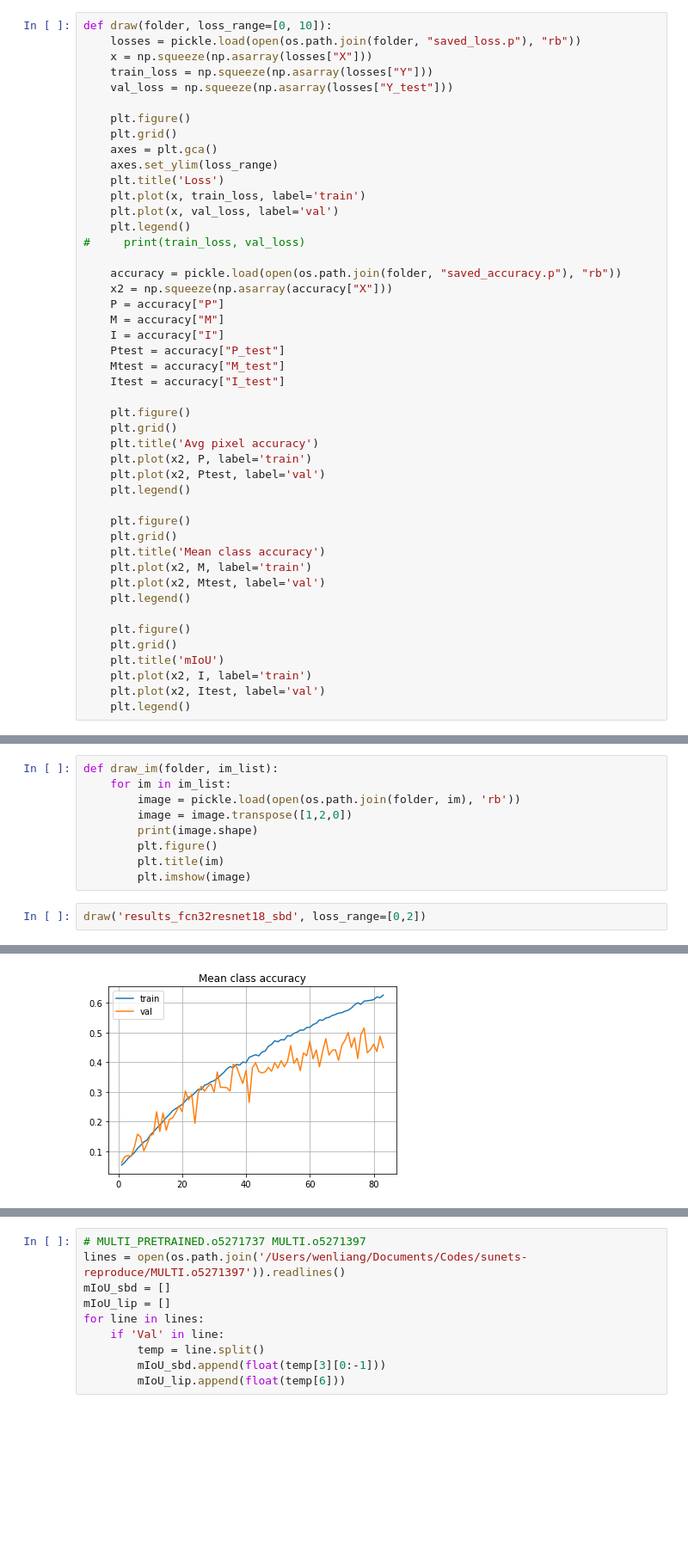
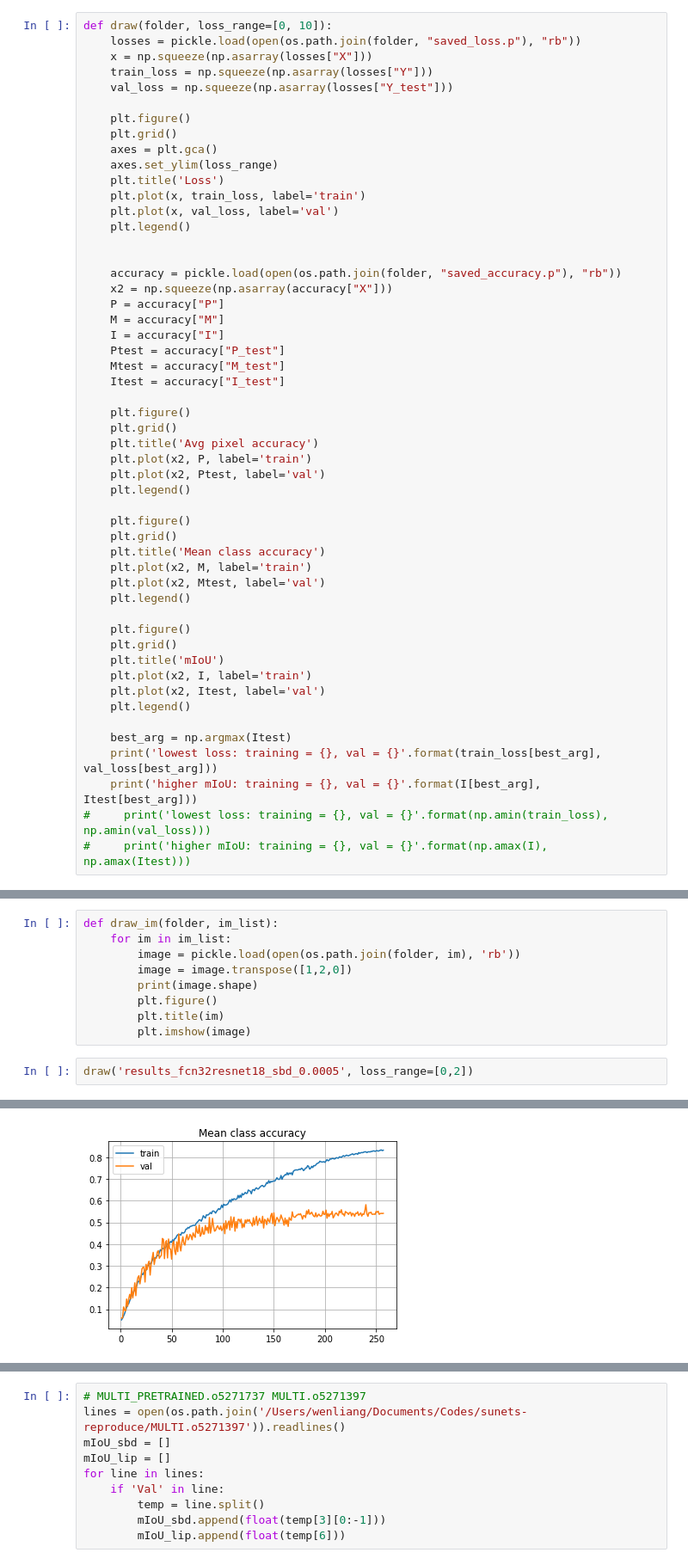
Before and after one commit to wenliangdai/msc-project, a Jupyter notebook: visualisation.ipynb, the cells around one changed output, grey strips where cells are left out. Shown: that part at 86% size. Drawn from its saved outputs; the diff is of its cells as text; blank space fills up the shorter version.

```diff
--- a/visualisation.ipynb
+++ b/visualisation.ipynb
@@ -20,7 +20,7 @@ def draw(folder, loss_range=[0, 10]):
     plt.plot(x, train_loss, label='train')
     plt.plot(x, val_loss, label='val')
     plt.legend()
-#     print(train_loss, val_loss)
+
 
     accuracy = pickle.load(open(os.path.join(folder, "saved_accuracy.p"), "rb"))
     x2 = np.squeeze(np.asarray(accuracy["X"]))
@@ -51,6 +51,12 @@ def draw(folder, loss_range=[0, 10]):
     plt.plot(x2, I, label='train')
     plt.plot(x2, Itest, label='val')
     plt.legend()
+
+    best_arg = np.argmax(Itest)
+    print('lowest loss: training = {}, val = {}'.format(train_loss[best_arg], val_loss[best_arg]))
+    print('higher mIoU: training = {}, val = {}'.format(I[best_arg], Itest[best_arg]))
+#     print('lowest loss: training = {}, val = {}'.format(np.amin(train_loss), np.amin(val_loss)))
+#     print('higher mIoU: training = {}, val = {}'.format(np.amax(I), np.amax(Itest)))
 # %%
 def draw_multi(folder, loss_range=[1, 10]):
     losses = pickle.load(open(os.path.join(folder, "saved_loss.p"), "rb"))
@@ -151,5 +157,5 @@ def draw_im(folder, im_list):
         plt.title(im)
         plt.imshow(image)
 # %%
-draw('results_fcn32resnet18_sbd', loss_range=[0,2])
+draw('results_fcn32resnet18_sbd_0.0005', loss_range=[0,2])
 # %% [output]
@@ -158 +166 @@ draw('results_fcn32resnet18_sbd', loss_range=[0,2])
-[figure, old version]
+[figure, new version]
```
Also changed, not shown: parts of 6 cells of this notebook, 1 other file.
